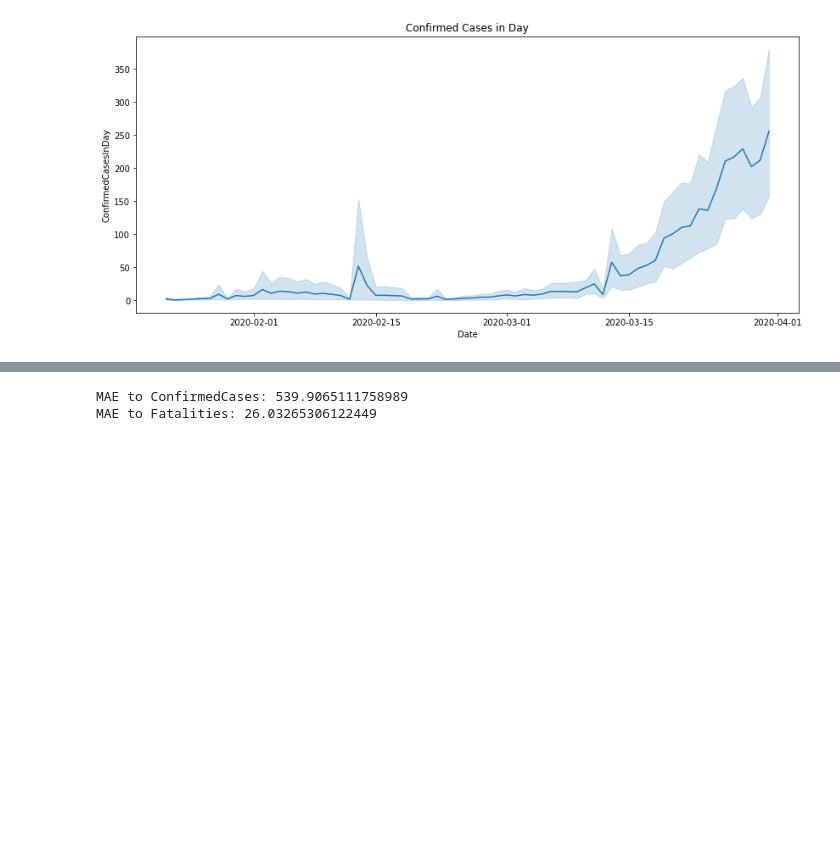
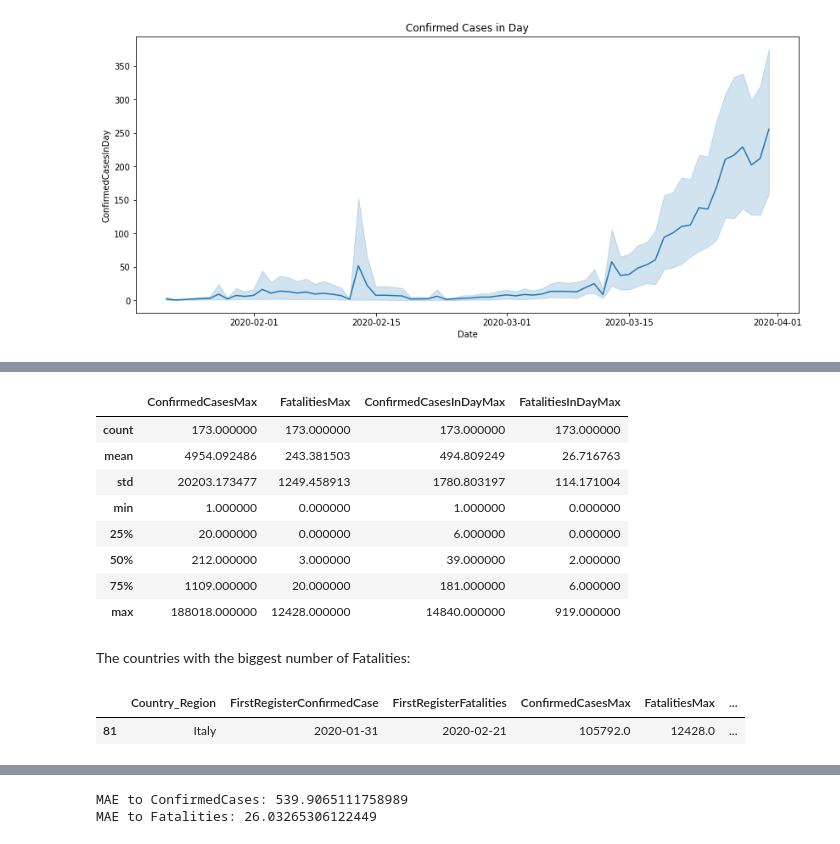
Before and after one commit to regismagnus/machine_learning_kaggle, a Jupyter notebook: covid19_week2.ipynb, the cells around one changed output, grey strips where cells are left out. Cells and saved outputs as stored; diff of their text form; code cells hidden in the pictures; blank space fills up the shorter version.

```diff
--- a/covid19_week2.ipynb
+++ b/covid19_week2.ipynb
@@ -119,0 +169,19 @@ sns.lineplot(y=covid_train['ConfirmedCasesInDay'], x=covid_train['Date'])
+# %%
+occurence_per_country.describe()
+# %% [output]
+|  | ConfirmedCasesMax | FatalitiesMax | ConfirmedCasesInDayMax | FatalitiesInDayMax |
+| count | 173.000000 | 173.000000 | 173.000000 | 173.000000 |
+| mean | 4954.092486 | 243.381503 | 494.809249 | 26.716763 |
+| std | 20203.173477 | 1249.458913 | 1780.803197 | 114.171004 |
+| min | 1.000000 | 0.000000 | 1.000000 | 0.000000 |
+| 25% | 20.000000 | 0.000000 | 6.000000 | 0.000000 |
+| 50% | 212.000000 | 3.000000 | 39.000000 | 2.000000 |
+| 75% | 1109.000000 | 20.000000 | 181.000000 | 6.000000 |
+| max | 188018.000000 | 12428.000000 | 14840.000000 | 919.000000 |
+# %% [markdown]
+The countries with the biggest number of Fatalities:
+# %%
+occurence_per_country[occurence_per_country['FatalitiesMax']==max(occurence_per_country['FatalitiesMax'])]
+# %% [output]
+|  | Country_Region | FirstRegisterConfirmedCase | FirstRegisterFatalities | ConfirmedCasesMax | FatalitiesMax | ... |
+| 81 | Italy | 2020-01-31 | 2020-02-21 | 105792.0 | 12428.0 | ... |
```
Also changed, not shown: parts of 21 cells of this notebook.
